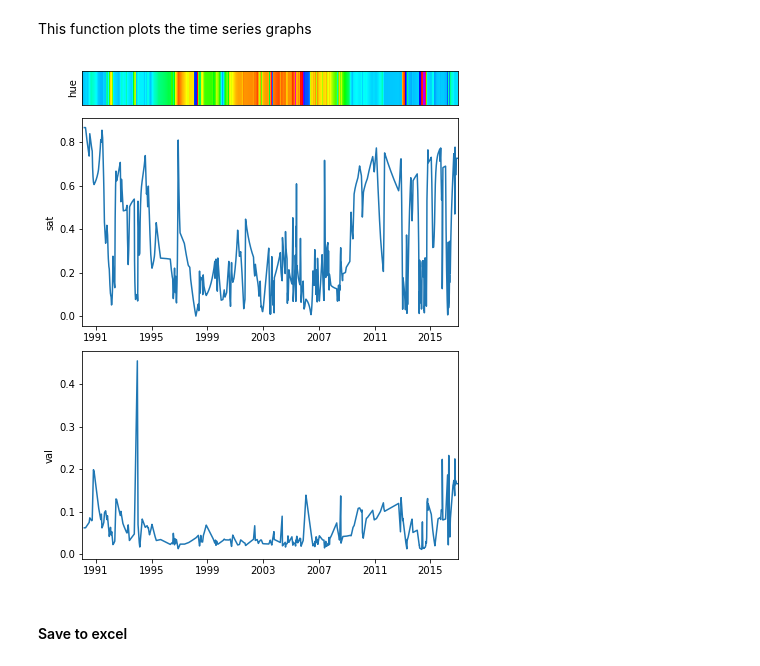
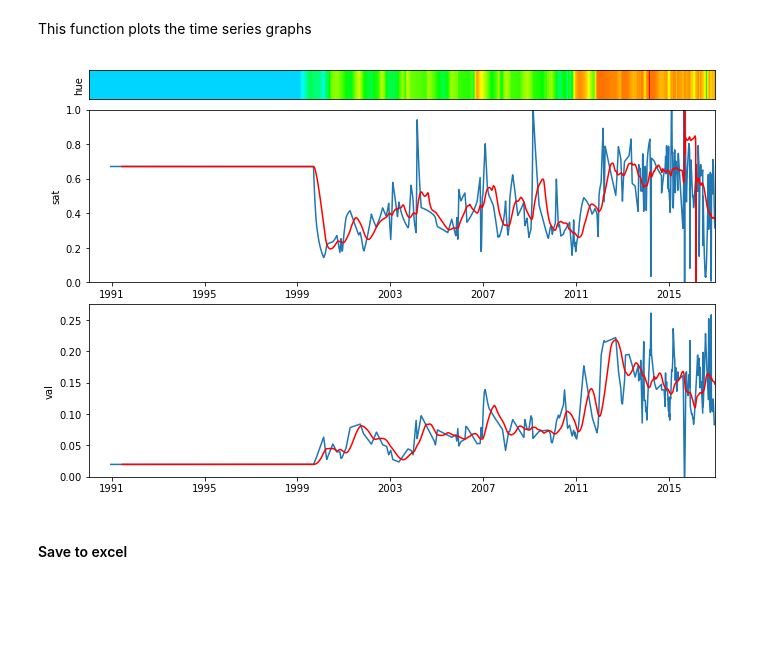
Before and after one commit to samsammurphy/ee-atmcorr-timeseries, a Jupyter notebook: jupyter_notebooks/ee-atmcorr-timeseries.ipynb, the cells around one changed output. Drawn from its saved outputs; the diff is of its cells as text; code cells hidden in the pictures; blank space fills up the shorter version.

Commit message:
nb boxcar average

```diff
--- a/jupyter_notebooks/ee-atmcorr-timeseries.ipynb
+++ b/jupyter_notebooks/ee-atmcorr-timeseries.ipynb
@@ -48,10 +48,12 @@ from plots import plot_timeseries
 ### User Input
 # %%
 # read kml file
-# target = 'Lake Nyos'
 # geom = read_kml('RED_LAKES.kml', target)# <-- Earth Engine geometry
-target = 'Kelimutu_TAP'
-geom = ee.Geometry.Point(121.81734, -8.768961).buffer(150)
+
+target = 'Lake Nyos'
+geom = ee.Geometry.Point( 10.298638,   6.437937).buffer(400)
+# target = 'Kelimutu_TAP'
+# geom = ee.Geometry.Point(121.81734, -8.768961).buffer(150)
 
 # start and end of time series
 startDate = '1990-01-01'# YYYY-MM-DD
@@ -197,7 +199,7 @@ This function defines a plot to put the data in
 # %%
 def figure_plotting_space():
 
-    fig = plt.figure(figsize=(6,12))
+    fig = plt.figure(figsize=(10,10))
     bar_height = 0.04
     mini_gap = 0.03
     gap = 0.05
@@ -221,28 +223,27 @@ def plot_colorbar(ax,image,ylabel=False):
 # %% [markdown]
 This function plots the time series graphs
 # %%
-def plot_timeseries(ax, name):
+def plot_timeseries(ax, name, ylim=False):
 
     # original time series
     ax.plot(DF[name],color='#1f77b4')
     ax.set_ylabel(name)
+    ax.set_ylim(ylim)
     ax.set_xlim(pd.datetime.strptime(startDate,'%Y-%m-%d'),\
                 pd.datetime.strptime(stopDate,'%Y-%m-%d'))
 
-    # boxcar
-#     D, Y = interpolate_series(t,y,start,stop)
-#     boxD, boxY = boxcar_average(D,Y,180)
-#     ax.plot(boxD,boxY,'r-')
+    # boxcar average
+    ax.plot(DF[name].rolling(180).mean(),'r-')
 
     # make the dates exact
     ax.fmt_xdata = mdates.DateFormatter('%Y-%m-%d')
 # %%
 fig, axH, axS, axV = figure_plotting_space()
 plot_colorbar(axH,[hue_stretch], ylabel='hue')
-plot_timeseries(axS,'sat')
+plot_timeseries(axS,'sat', ylim=[0,1])
 plot_timeseries(axV,'val')
 # %% [output]
-[figure, old version]
+[figure, new version]
 # %% [markdown]
 #### Save to excel
 # %%
```
Also changed, not shown: parts of 1 cell of this notebook.
